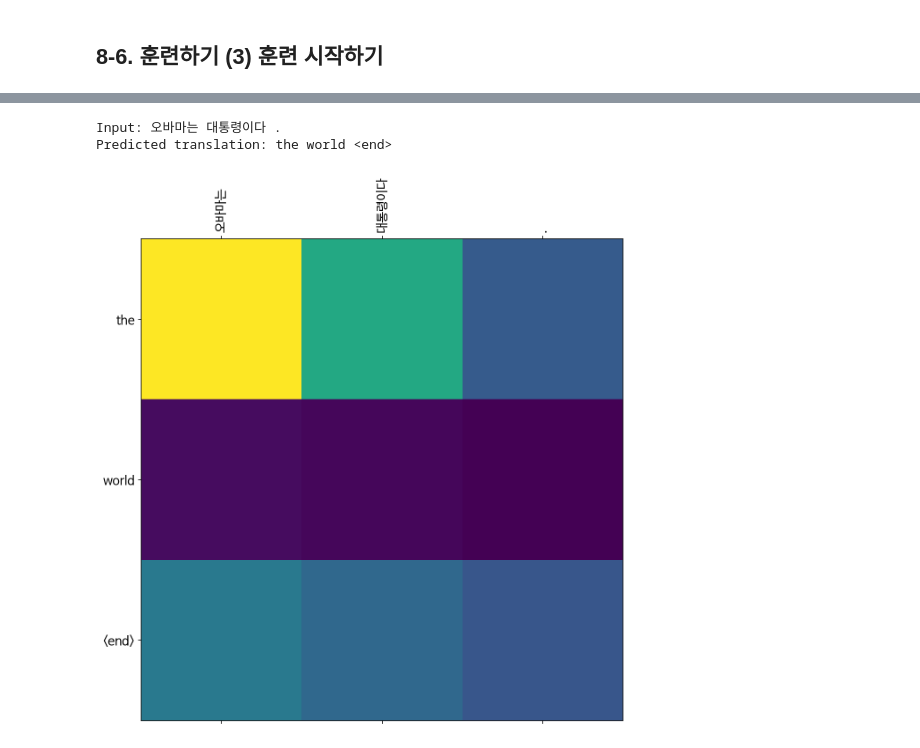
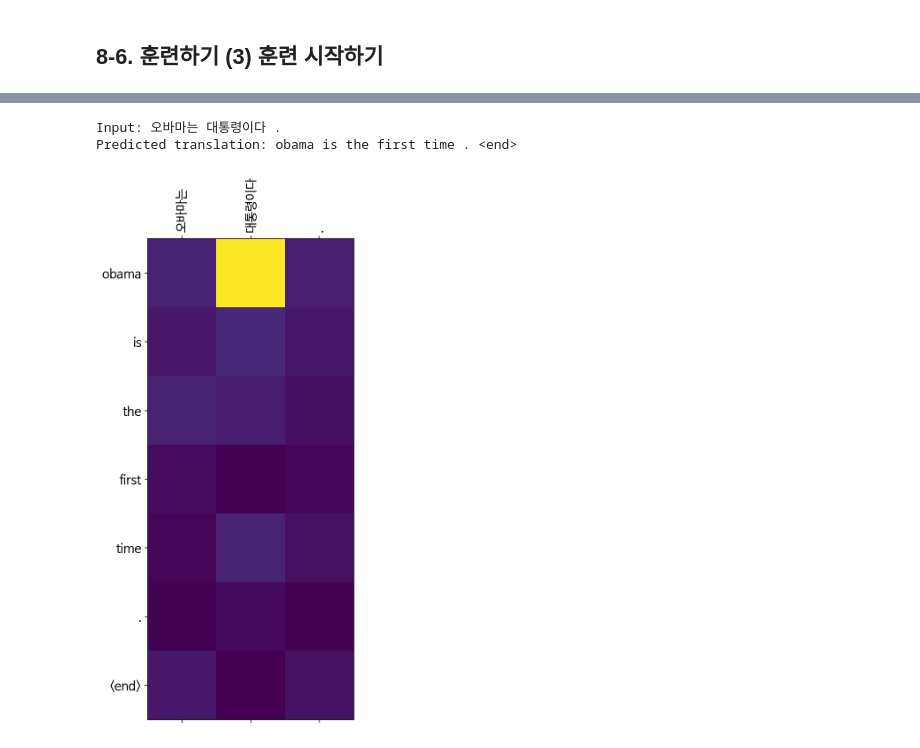
Before and after one commit to Woonn/Exploration, a Jupyter notebook: [GD_08]seq2seq_translator.ipynb, the cells around one changed output, grey strips where cells are left out. Drawn from its saved outputs; the diff is of its cells as text; code cells hidden in the pictures.

```diff
--- a/[GD_08]seq2seq_translator.ipynb
+++ b/[GD_08]seq2seq_translator.ipynb
@@ -92,9 +139,9 @@ def preprocess_sentence(sentence, s_token=False, e_token=False):
 enc_corpus = []
 dec_corpus = []
 
-num_examples = 10000
+# num_examples = 30000
 
-for eng, kor in zip(cleaned_corpus_eng[:num_examples], cleaned_corpus_kor[:num_examples]): #[:num_examples]:
+for eng, kor in zip(cleaned_corpus_eng, cleaned_corpus_kor): #[:num_examples]:
 #     eng, spa = pair.split("\t")
 
     enc_corpus.append(preprocess_sentence(kor))
@@ -149,8 +196,7 @@ def tokenize(corpus):
 enc_tensor, enc_tokenizer = tokenize(tokenized_kor)
 dec_tensor, dec_tokenizer = tokenize(tokenized_eng)
 
-enc_train, enc_val, dec_train, dec_val = \
-train_test_split(enc_tensor, dec_tensor, test_size=0.2)
+enc_train, dec_train = enc_tensor, dec_tensor
 
 print("Korean Vocab Size:", len(enc_tokenizer.index_word))
 print("English Vocab Size:", len(dec_tokenizer.index_word))
@@ -251,12 +298,12 @@ class Decoder(tf.keras.Model):
 # %%
 # 코드를 실행하세요.
 
-BATCH_SIZE     = 32
+BATCH_SIZE     = 64
 SRC_VOCAB_SIZE = len(enc_tokenizer.index_word) + 1 # 예: len(enc_tokenizer.index_word) + 1
 TGT_VOCAB_SIZE = len(dec_tokenizer.index_word) + 1 # 예: len(dec_tokenizer.index_word) + 1
 
-units         = 64
-embedding_dim = 64
+units         = 128
+embedding_dim = 128
 
 encoder = Encoder(SRC_VOCAB_SIZE, embedding_dim, units)
 decoder = Decoder(TGT_VOCAB_SIZE, embedding_dim, units)
@@ -433,7 +480,7 @@ def eval_step(src, tgt, encoder, decoder, dec_tok):
 
 from tqdm import tqdm
 
-EPOCHS = 40
+EPOCHS = 20
 
 for epoch in range(EPOCHS):
     total_loss = 0
@@ -478,7 +600,7 @@ def evaluate(sentence, encoder, decoder):
     attention = np.zeros((dec_train.shape[-1], enc_train.shape[-1]))
 
     sentence = preprocess_sentence(sentence)
-    inputs = enc_tokenizer.texts_to_sequences([sentence.split()])
+    inputs = enc_tokenizer.texts_to_sequences([mecab.morphs(sentence)])
     inputs = tf.keras.preprocessing.sequence.pad_sequences(inputs,
                                                            maxlen=enc_train.shape[-1],
                                                            padding='post')
@@ -513,32 +635,32 @@ def evaluate(sentence, encoder, decoder):
 
 def plot_attention(attention, sentence, predicted_sentence):
     fig = plt.figure(figsize=(10,10))
     ax = fig.add_subplot(1, 1, 1)
     ax.matshow(attention, cmap='viridis')
 
     fontdict = {'fontsize': 14}
 
     ax.set_xticklabels([''] + sentence, fontdict=fontdict, rotation=90)
     ax.set_yticklabels([''] + predicted_sentence, fontdict=fontdict)
 
     ax.xaxis.set_major_locator(ticker.MultipleLocator(1))
     ax.yaxis.set_major_locator(ticker.MultipleLocator(1))
 
     plt.show()
 
 
 def translate(sentence, encoder, decoder):
     result, sentence, attention = evaluate(sentence, encoder, decoder)
 
     print('Input: %s' % (sentence))
     print('Predicted translation: {}'.format(result))
 
     attention = attention[:len(result.split()), :len(sentence.split())]
     plot_attention(attention, sentence.split(), result.split(' '))
 
 
 translate("오바마는 대통령이다.", encoder, decoder)
 # %% [output]
 Input: 오바마는 대통령이다 .
-Predicted translation: the world <end>
+Predicted translation: obama is the first time . <end>
-[figure, old version]
+[figure, new version]
```
Also changed, not shown: parts of 15 cells of this notebook.
